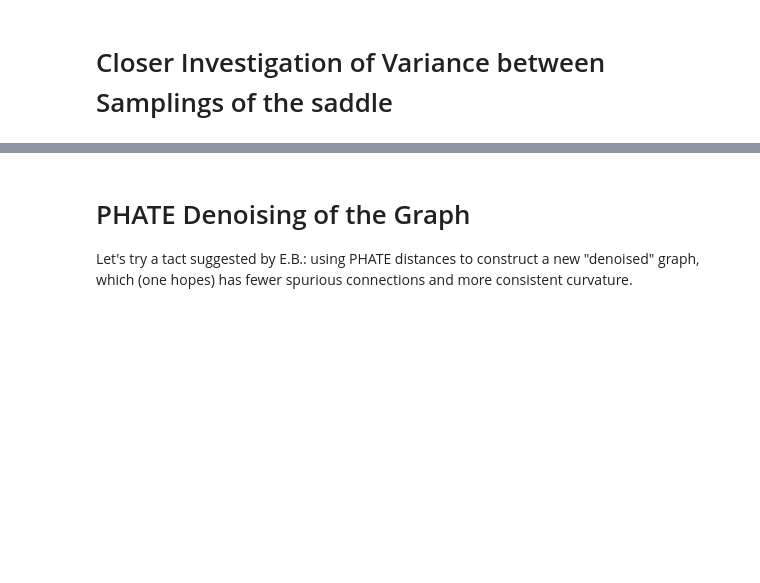
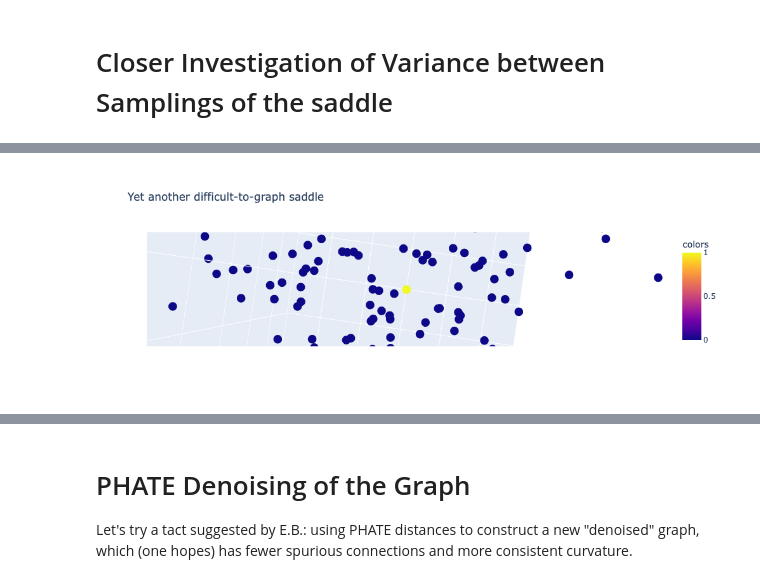
Before and after one commit to professorwug/diffusion_curvature_old, a Jupyter notebook: nbs/3d Detecting Negative Curvature.ipynb, the cells around one changed output, grey strips where cells are left out. Cells and saved outputs as stored; diff of their text form; code cells hidden in the pictures; blank space fills up the shorter version.

```diff
--- a/nbs/3d Detecting Negative Curvature.ipynb
+++ b/nbs/3d Detecting Negative Curvature.ipynb
@@ -203,0 +218,8 @@ plt.hist(ks_dc, bins=20)
+# %%
+from diffusion_curvature.utils import plot_3d
+degenerate_X = Xs_sorted[2]
+signal = np.zeros(degenerate_X.shape[0])
+signal[0] = 1
+plot_3d(degenerate_X, signal, title = "Yet another difficult-to-graph saddle", use_plotly=True)
+# %% [output]
+[figure, added]
```
Also changed, not shown: parts of 9 cells of this notebook, 13 other files.
